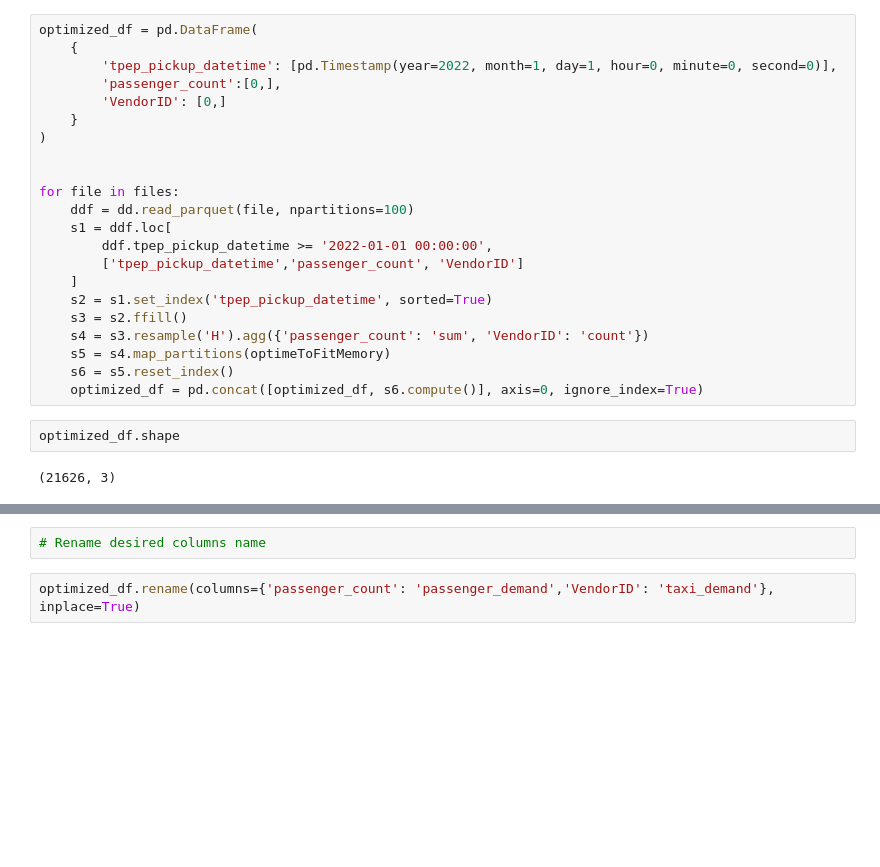
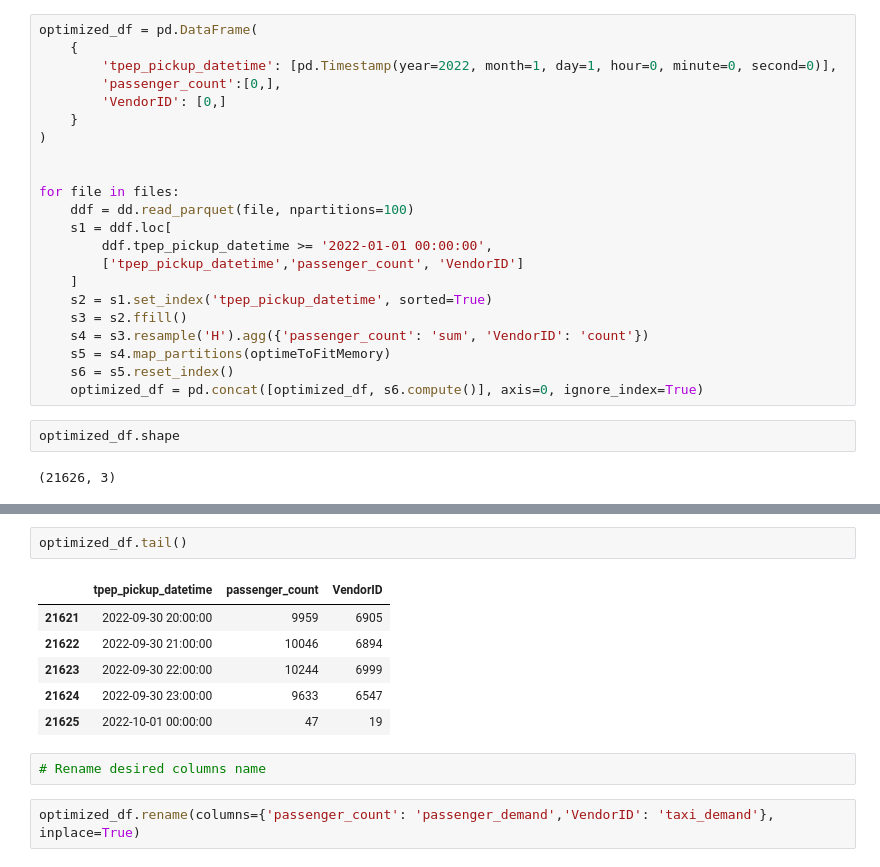
Before and after one commit to skhapijulhossen/uber-taxi-demand, a Jupyter notebook: notebooks/b_PreProcess/a_EDA/a_OptimizeToFitMemory-Dask-rasel.ipynb, the cells around one changed output, grey strips where cells are left out. Drawn from its saved outputs; the diff is of its cells as text; blank space fills up the shorter version.

```diff
--- a/notebooks/b_PreProcess/a_EDA/a_OptimizeToFitMemory-Dask-rasel.ipynb
+++ b/notebooks/b_PreProcess/a_EDA/a_OptimizeToFitMemory-Dask-rasel.ipynb
@@ -299,3 +316,12 @@ optimized_df.shape
+# %%
+optimized_df.tail()
+# %% [output]
+|  | tpep_pickup_datetime | passenger_count | VendorID |
+| 21621 | 2022-09-30 20:00:00 | 9959 | 6905 |
+| 21622 | 2022-09-30 21:00:00 | 10046 | 6894 |
+| 21623 | 2022-09-30 22:00:00 | 10244 | 6999 |
+| 21624 | 2022-09-30 23:00:00 | 9633 | 6547 |
+| 21625 | 2022-10-01 00:00:00 | 47 | 19 |
 # %%
 # Rename desired columns name
 # %%
```
Also changed, not shown: parts of 16 cells of this notebook, 17 other files.
